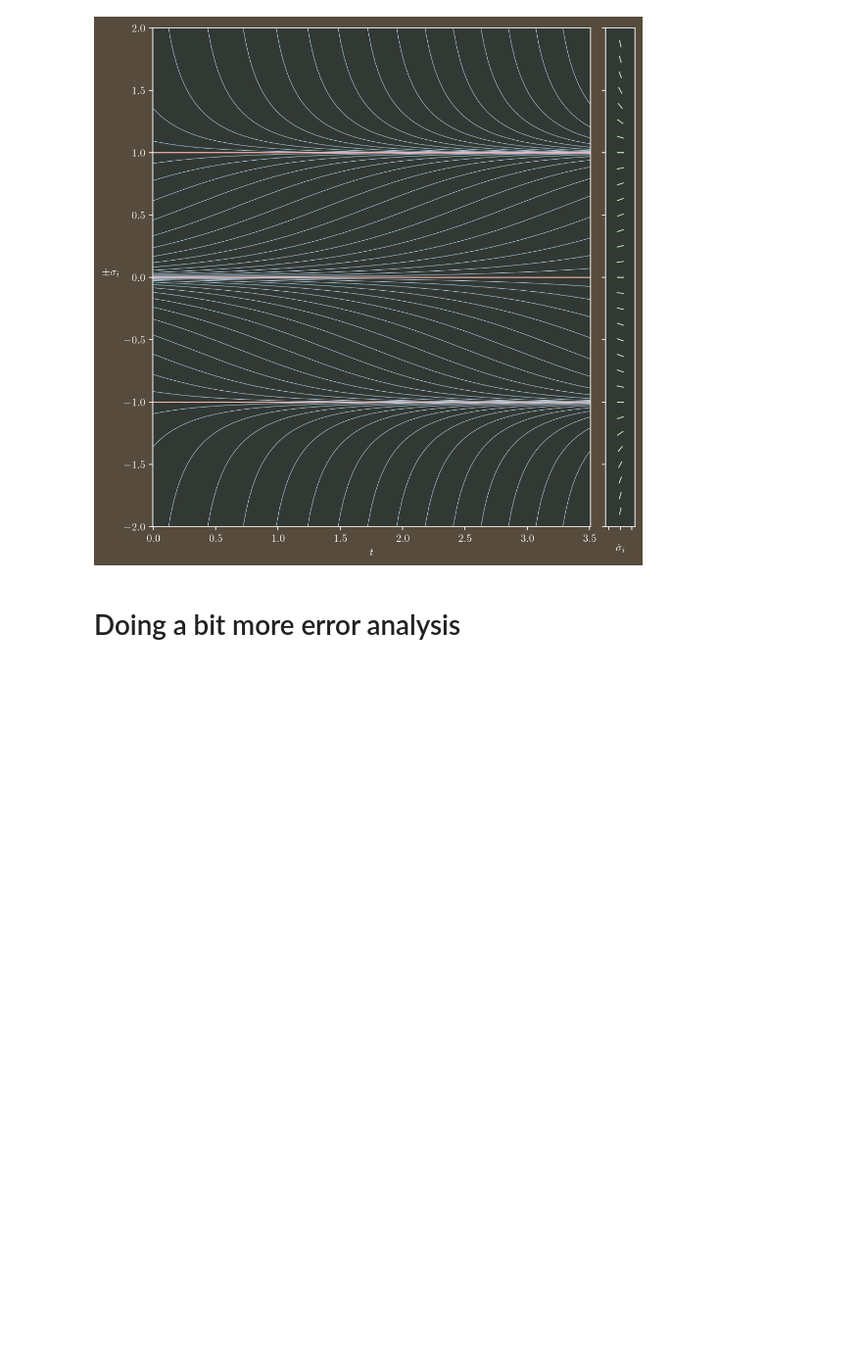
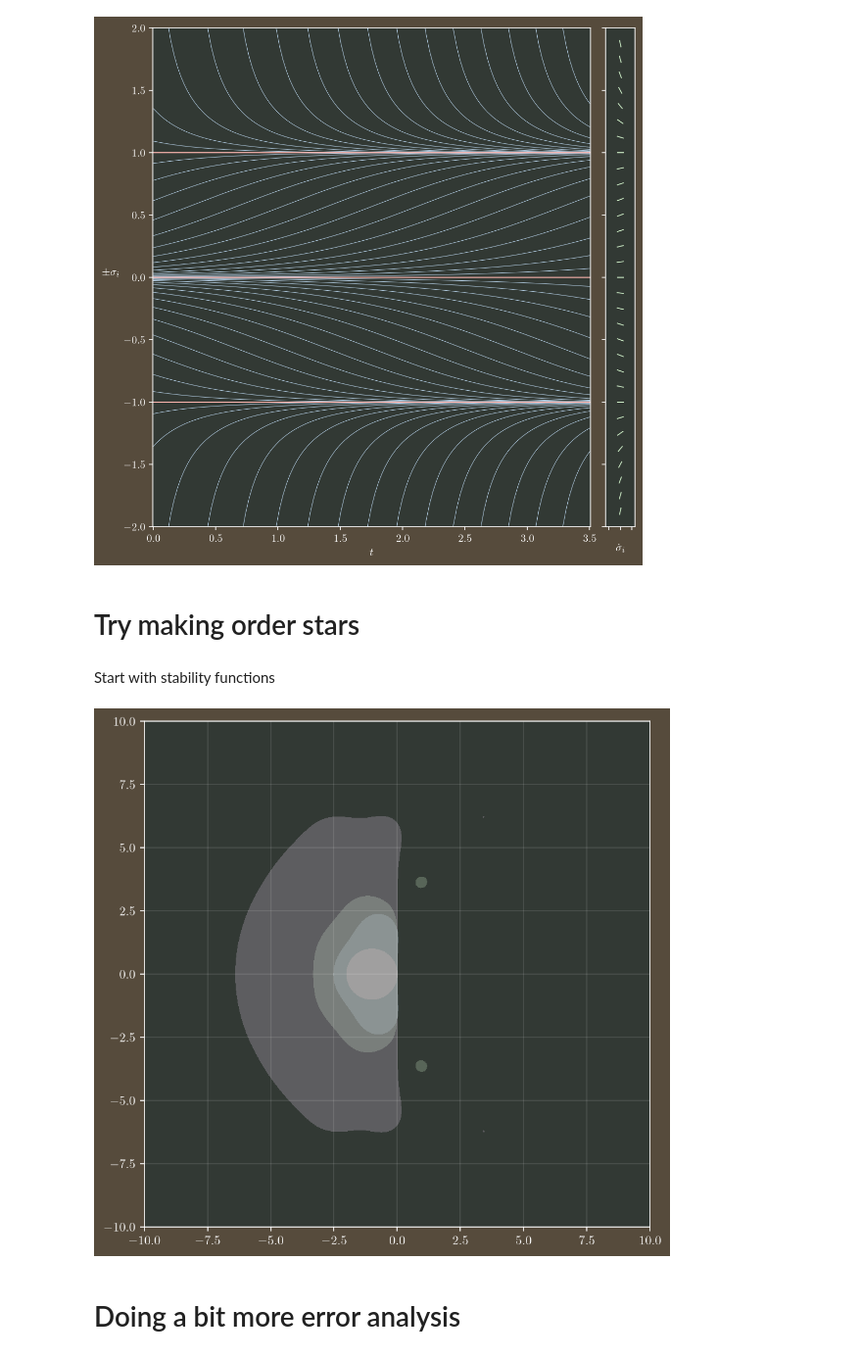
Before and after one commit to 3257077517-collab/Team17, a Jupyter notebook: report/notes.ipynb, the cells around one changed output. Shown at 98% size. Saved outputs shown, nothing was run; the diff lists cells and outputs as text; code cells hidden in the pictures; blank space fills up the shorter version.

Commit message:
stability regions

```diff
--- a/report/notes.ipynb
+++ b/report/notes.ipynb
@@ -140,6 +137,57 @@ make_sv_streamplot_fig()
 plt.show()
 # %% [output]
 [figure]
+# %% [markdown]
+# Try making order stars
+# %% [markdown]
+Start with stability functions
+# %%
+A = np.array([[0, 0, 0], [1 / 2, 0, 0], [0, 3 / 4, 0]])
+B = np.array([2 / 9, 1 / 3, 4 / 9])
+
+
+def explicit_rk_stability_fun(A, B, z):
+    s = A.shape[0]
+    g = np.empty((s, *z.shape), z.dtype)
+    for i in range(s):
+        g[i] = (1 + 0j) + z * np.tensordot(A[i, :i], g[:i], axes=1)
+    return (1 + 0j) + z * np.tensordot(B, g, axes=1)
+
+
+M = 10.0
+axis = np.linspace(-M, M, num=1025)
+X, Y = np.meshgrid(axis, axis)
+Z = X + 1j * Y
+
+fig, ax = plt.subplots()
+ax.set_aspect("equal")
+for i, method in enumerate(
+    (
+        RK21,
+        itg.RK23,
+        itg.RK45,
+        itg.DOP853,
+    )
+):
+    R = explicit_rk_stability_fun(method.A, method.B, Z)
+    absR = np.abs(R)
+    ax.contour(
+        X,
+        Y,
+        absR,
+        levels=[1.0],
+        colors=[f"C{i}"],
+    )
+    ax.contourf(
+        X,
+        Y,
+        absR,
+        levels=[0.0, 1.0],
+        colors=[(f"C{i}", 0.25)],
+    )
+ax.grid()
+# %% [output]
+[figure, added]
 # %% [markdown]
 # Doing a bit more error analysis
 # %% [markdown]
```
Also changed, not shown: parts of 2 cells of this notebook.
